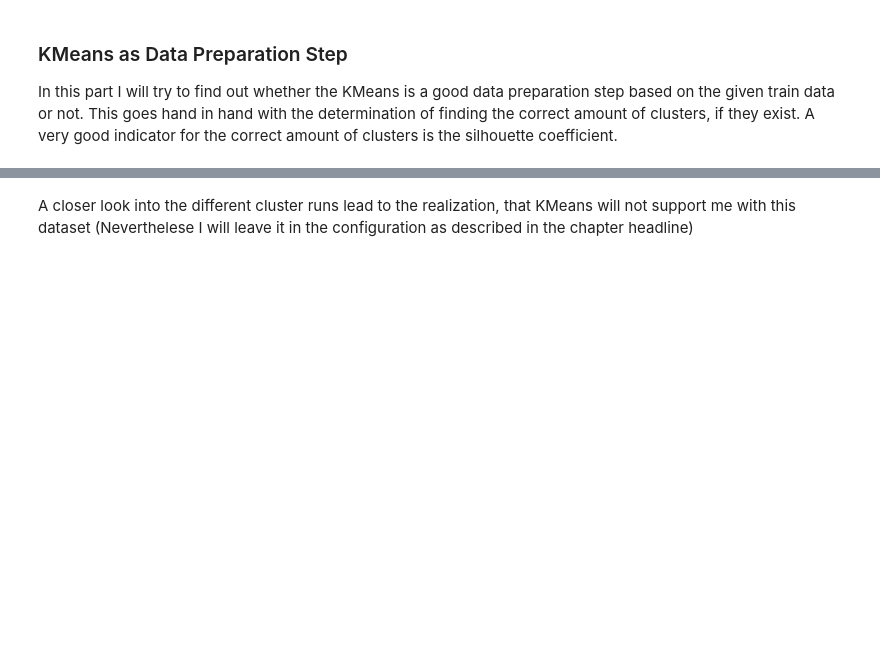
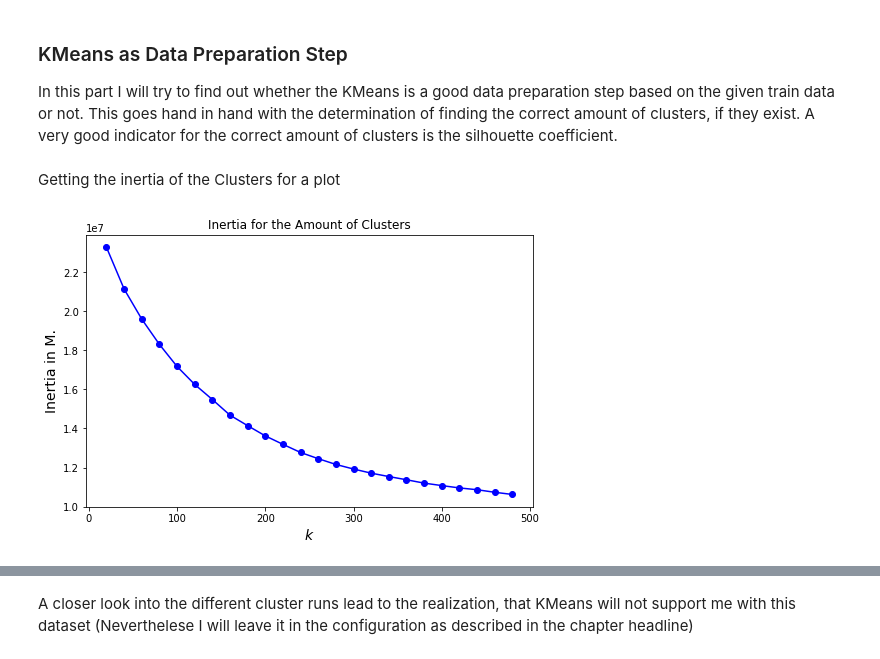
Before and after one commit to IIIskiplikIII/Another_MNIST_try, a Jupyter notebook: another_mnist_try.ipynb, the cells around one changed output, grey strips where cells are left out. Saved outputs shown, nothing was run; the diff lists cells and outputs as text; code cells hidden in the pictures; blank space fills up the shorter version.

```diff
--- a/another_mnist_try.ipynb
+++ b/another_mnist_try.ipynb
@@ -473,3 +479,5 @@ for k in k_range:
     kmeans = kmeans.fit(mnist_features_prepared)
 
     k_list.append(kmeans)
+# %% [markdown]
+Getting the inertia of the Clusters for a plot
@@ -476,3 +488,12 @@ for k in k_range:
+# %%
+plt.figure(figsize=(8, 5))
+plt.plot(k_range, inertias_list, "bo-")
+plt.title("Inertia for the Amount of Clusters")
+plt.xlabel("$k$", fontsize=14)
+plt.ylabel("Inertia in M.", fontsize=14)
+plt.show()
+# %% [output]
+[figure, added]
 # %%
 from sklearn.metrics import silhouette_score
 
```
Also changed, not shown: parts of 18 cells of this notebook.
